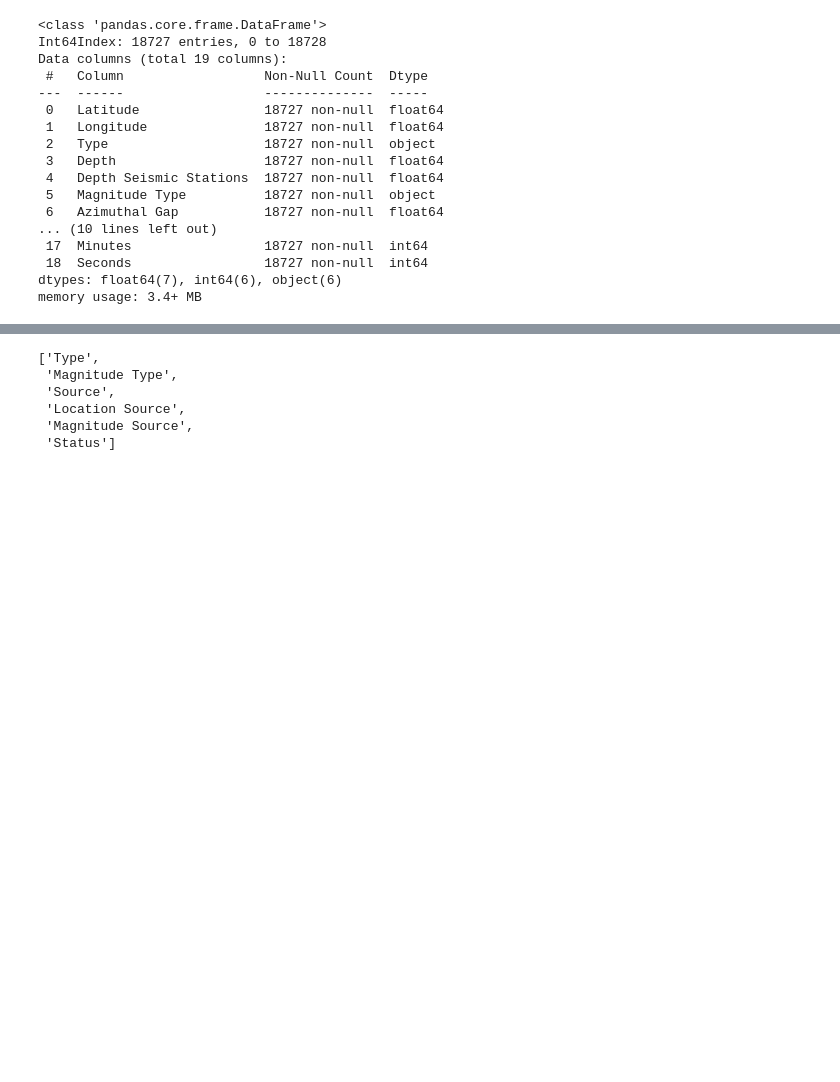
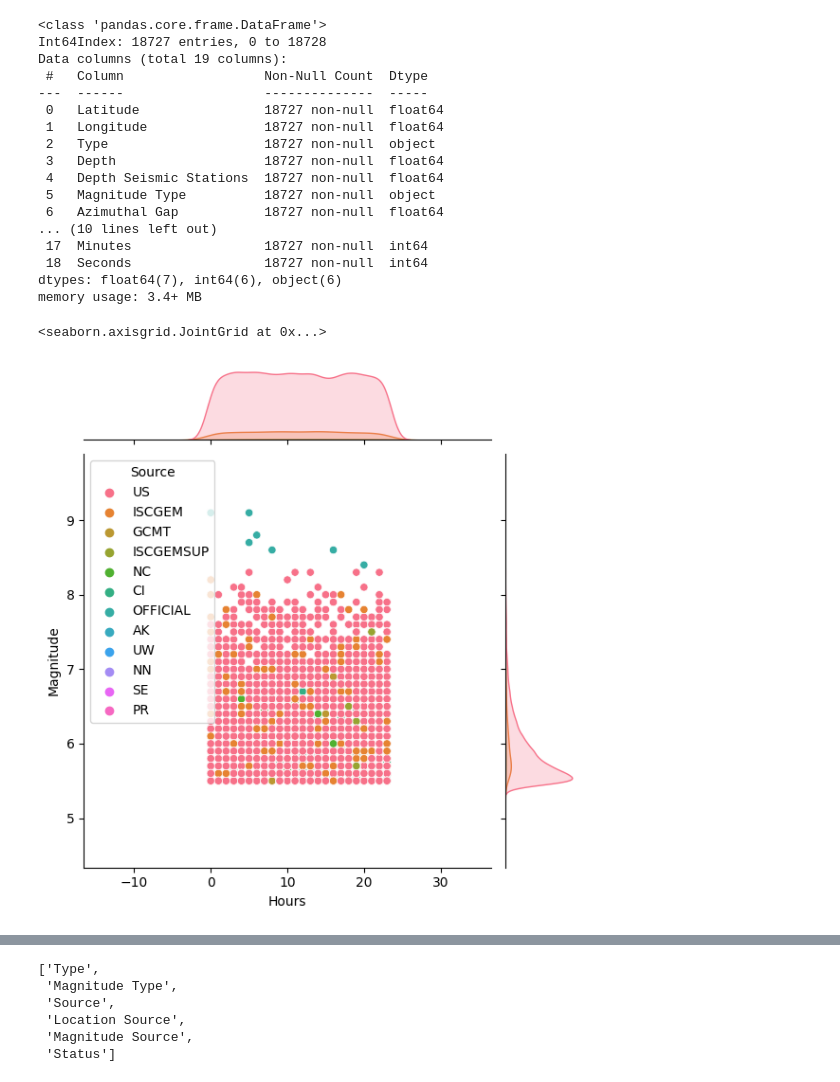
Before and after one commit to nipun1992/EarthquakeMagnitudePrediction, a Jupyter notebook: Earthquake_Magnitude_Prediction.ipynb, the cells around one changed output, grey strips where cells are left out. Cells and saved outputs as stored; diff of their text form; code cells hidden in the pictures; blank space fills up the shorter version.

Commit message:
Plotted Jointplots

```diff
--- a/Earthquake_Magnitude_Prediction.ipynb
+++ b/Earthquake_Magnitude_Prediction.ipynb
@@ -601,3 +600,8 @@ Data columns (total 19 columns):
  18  Seconds                 18727 non-null  int64
 dtypes: float64(7), int64(6), object(6)
 memory usage: 3.4+ MB
+# %%
+sns.jointplot(y='Magnitude', x='Hours', data=df_train, hue='Source')
+# %% [output]
+<seaborn.axisgrid.JointGrid at 0x...>
+[figure, added]
```
Also changed, not shown: parts of 11 cells of this notebook.
